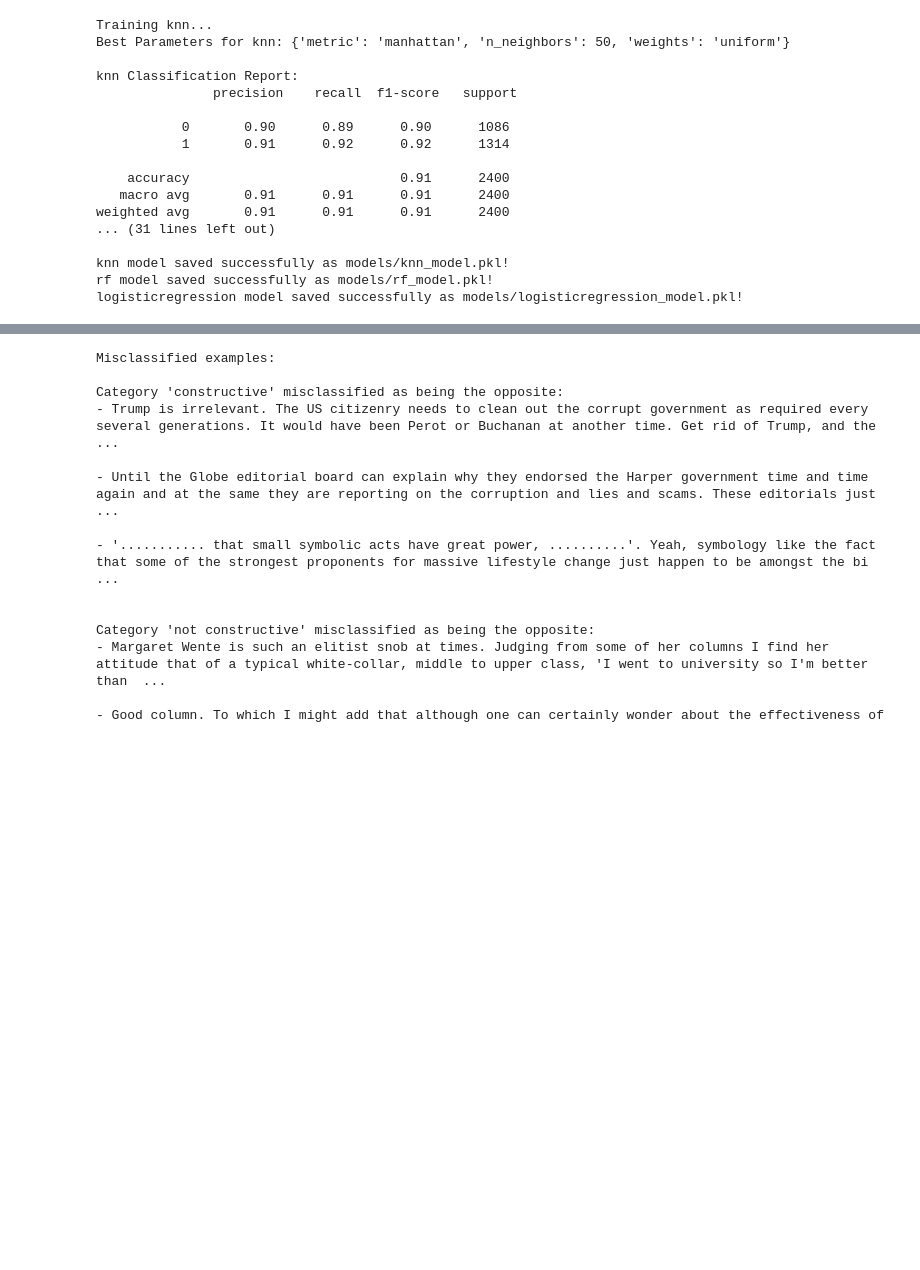
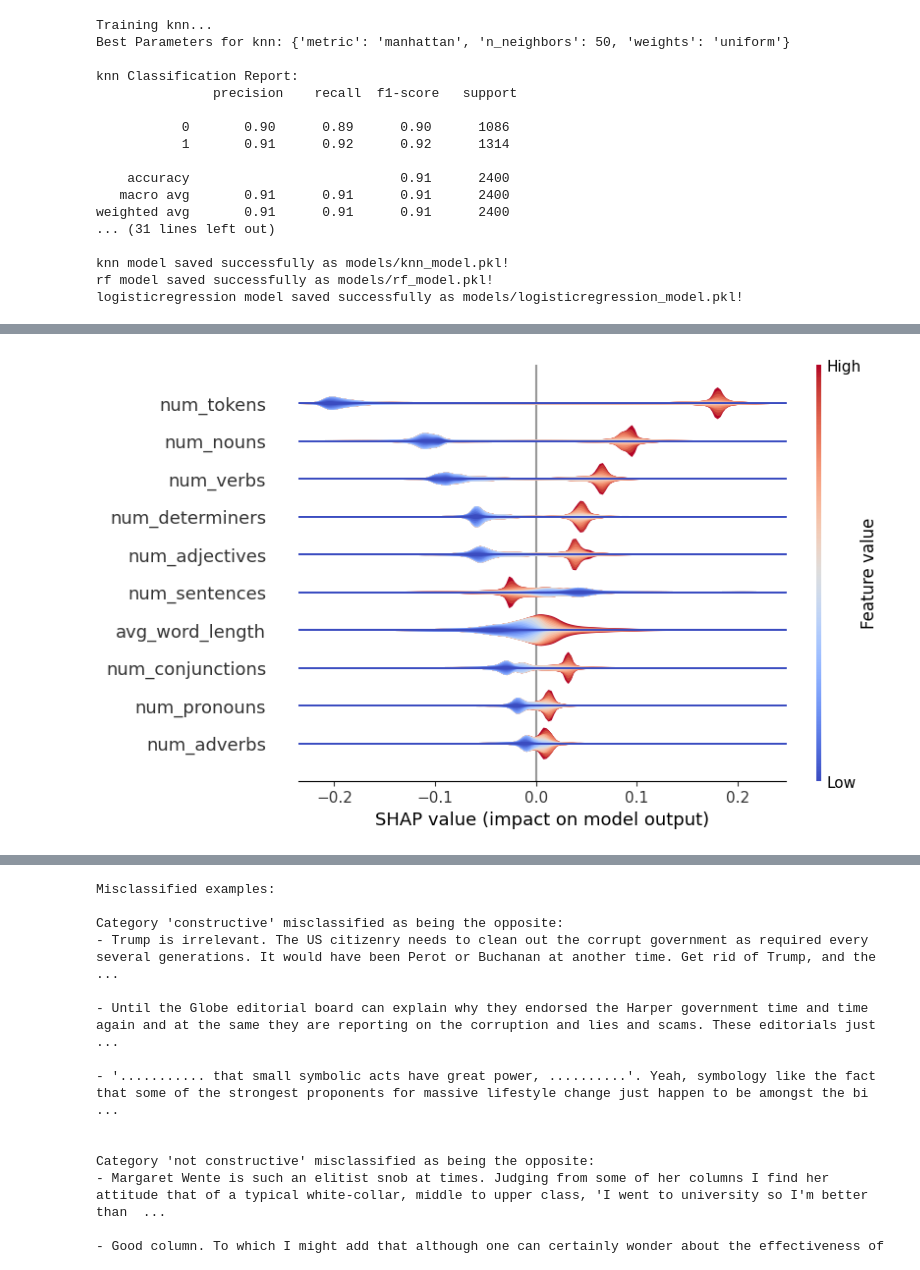
Before and after one commit to UgoLabbe/NLP-DetecConstComm-project, a Jupyter notebook: Milestone2.ipynb, the cells around one changed output, grey strips where cells are left out. Cells and saved outputs as stored; diff of their text form; code cells hidden in the pictures; blank space fills up the shorter version.

Commit message:
added Shap

```diff
--- a/Milestone2.ipynb
+++ b/Milestone2.ipynb
@@ -328,0 +317,7 @@ logisticregression model saved successfully as models/logisticregression_model.p
+# %%
+# Create a SHAP Tree Explainer
+explainer = shap.TreeExplainer(joblib.load("models/rf_model.pkl"))
+shap_values = explainer.shap_values(X_test)
+shap.plots.violin(shap_values[:, :, 1], X_test, plot_type="layered_violin")
+# %% [output]
+[figure, added]
```
Also changed, not shown: parts of 8 cells of this notebook.
